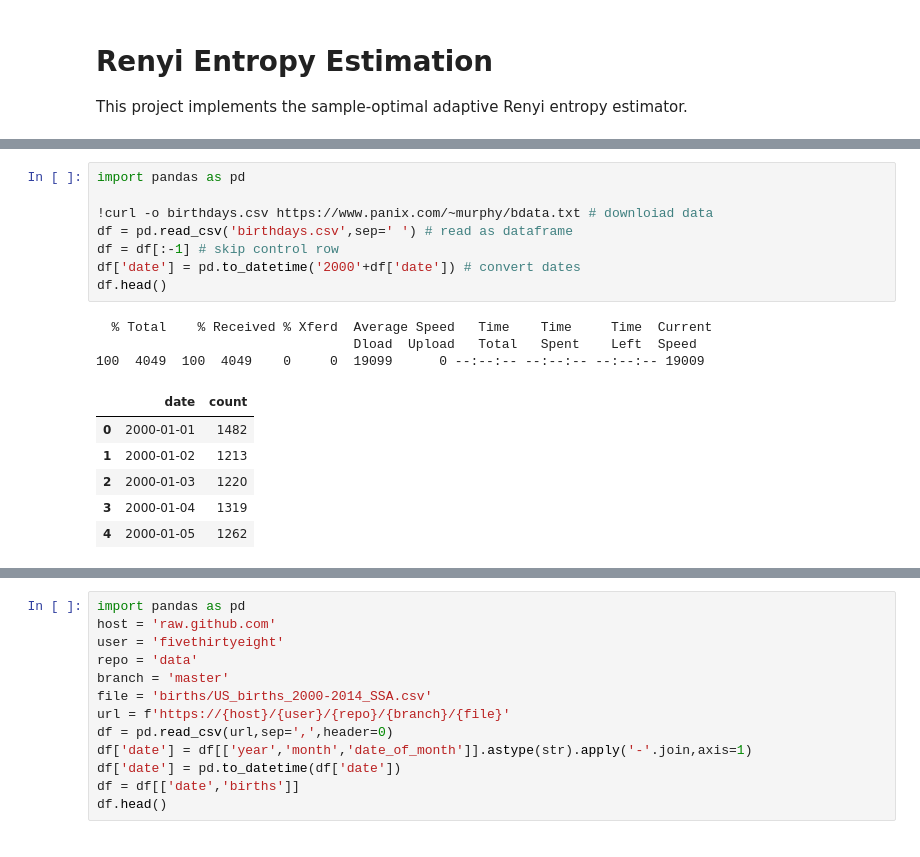
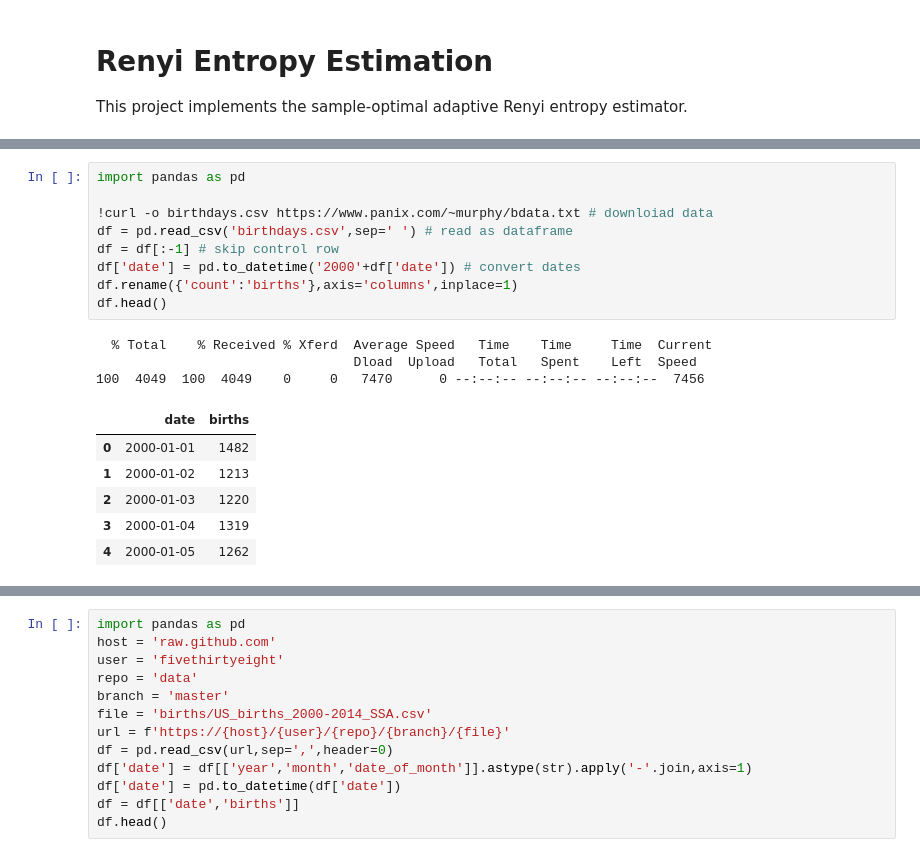
Before and after one commit to maciejskorski/ml_examples, a Jupyter notebook: RenyiEntropyEstimation.ipynb, the cells around one changed output, grey strips where cells are left out. Cells and saved outputs as stored; diff of their text form.

```diff
--- a/RenyiEntropyEstimation.ipynb
+++ b/RenyiEntropyEstimation.ipynb
@@ -9,16 +75,17 @@ This project implements the sample-optimal adaptive Renyi entropy estimator.
 # %%
 import pandas as pd
 
 !curl -o birthdays.csv https://www.panix.com/~murphy/bdata.txt # downloiad data
 df = pd.read_csv('birthdays.csv',sep=' ') # read as dataframe
 df = df[:-1] # skip control row
 df['date'] = pd.to_datetime('2000'+df['date']) # convert dates
+df.rename({'count':'births'},axis='columns',inplace=1)
 df.head()
 # %% [output]
   % Total    % Received % Xferd  Average Speed   Time    Time     Time  Current
                                  Dload  Upload   Total   Spent    Left  Speed
-100  4049  100  4049    0     0  19099      0 --:--:-- --:--:-- --:--:-- 19009
+100  4049  100  4049    0     0   7470      0 --:--:-- --:--:-- --:--:--  7456
-|  | date | count |
+|  | date | births |
 | 0 | 2000-01-01 | 1482 |
 | 1 | 2000-01-02 | 1213 |
 | 2 | 2000-01-03 | 1220 |
```
Also changed, not shown: parts of 27 cells of this notebook.
